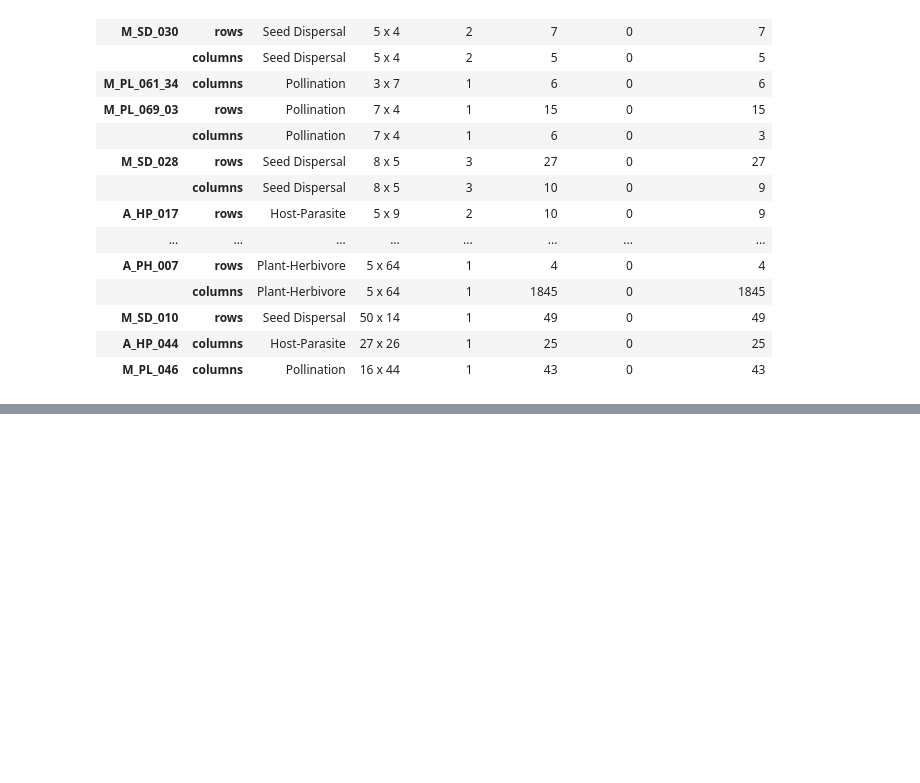
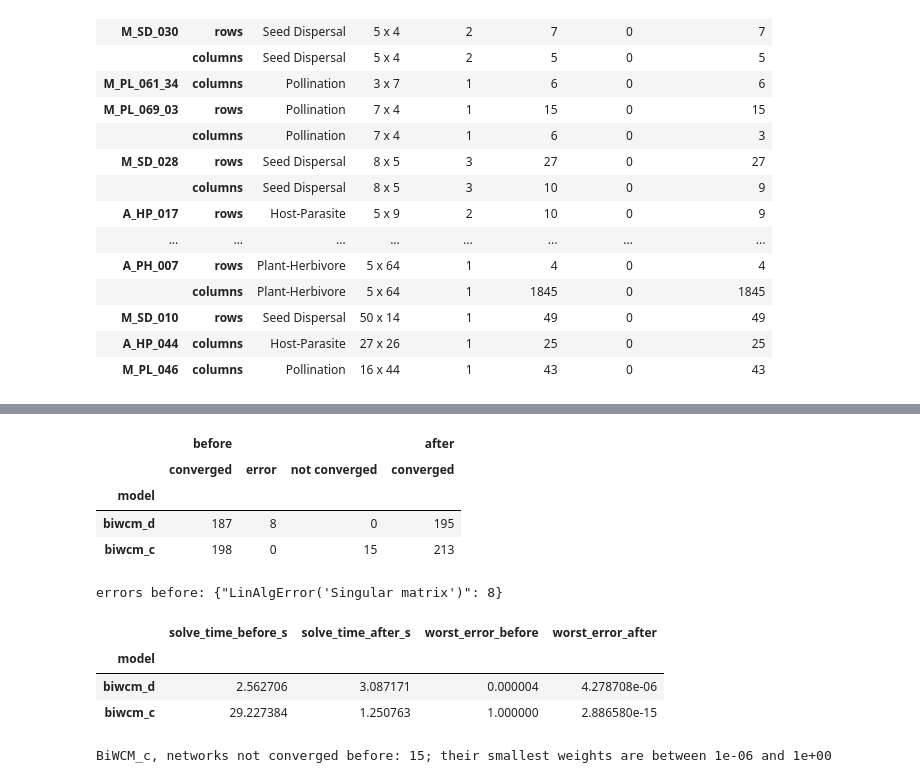
Before and after one commit to mat701/BiCM, a Jupyter notebook: benchmarks/web_of_life/web_of_life_benchmark.ipynb, the cells around one changed output, grey strips where cells are left out. Drawn from its saved outputs; the diff is of its cells as text; code cells hidden in the pictures; blank space fills up the shorter version.

```diff
--- a/benchmarks/web_of_life/web_of_life_benchmark.ipynb
+++ b/benchmarks/web_of_life/web_of_life_benchmark.ipynb
@@ -572,0 +585,49 @@ layers whose links change with the poisson method (the default of 3.5.0): 46
+# %%
+ALPHA_WEIGHTED = 0.01
+new_w = run_worker('new_weighted', '--weighted', '--alpha', str(ALPHA_WEIGHTED), '--timeout', str(TIMEOUT))
+old_w = run_worker('old_weighted', '--weighted', '--alpha', str(ALPHA_WEIGHTED), '--timeout', str(TIMEOUT),
+                   '--bicm-path', str(OLD))
+old_w.pop('__version__'), new_w.pop('__version__')
+weighted = wol_worker.load_weighted_networks(DATA / 'networks.json')
+MODELS = ('biwcm_d', 'biwcm_c')
+CONVERGED = 1e-5   # relative error of the expected strengths
+
+
+def outcome(record):
+    if 'error' in record:
+        return 'error'
+    if 'skipped' in record:
+        return record['skipped']
+    return 'converged' if record['strength_error'] < CONVERGED else 'not converged'
+
+
+wruns = pd.DataFrame([{'network': name, 'model': model, 'cells': weighted[name].size,
+                       'smallest_weight': weighted[name][weighted[name] > 0].min(),
+                       'before': outcome(old_w[(name, model)]), 'after': outcome(new_w[(name, model)]),
+                       'error_before': old_w[(name, model)].get('strength_error', np.nan),
+                       'error_after': new_w[(name, model)].get('strength_error', np.nan),
+                       'time_before': old_w[(name, model)].get('solve_time', np.nan),
+                       'time_after': new_w[(name, model)].get('solve_time', np.nan)}
+                      for (name, model) in new_w])
+outcomes = pd.concat({'before': wruns.groupby('model')['before'].value_counts().unstack(fill_value=0),
+                      'after': wruns.groupby('model')['after'].value_counts().unstack(fill_value=0)}, axis=1).fillna(0).astype(int)
+display(outcomes.loc[list(MODELS)])
+print('errors before:', pd.Series([old_w[key]['error'] for key in old_w if 'error' in old_w[key]]).value_counts().to_dict())
+display(wruns.groupby('model').agg(solve_time_before_s=('time_before', 'sum'), solve_time_after_s=('time_after', 'sum'),
+                                   worst_error_before=('error_before', 'max'), worst_error_after=('error_after', 'max'))
+        .loc[list(MODELS)])
+failed = wruns[(wruns.model == 'biwcm_c') & (wruns.before != 'converged')]
+print('BiWCM_c, networks not converged before: {}; their smallest weights are between {:.0e} and {:.0e}'.format(
+    len(failed), failed.smallest_weight.min(), failed.smallest_weight.max()))
+# %% [output]
+|  | before |  |  | after |
+|  | converged | error | not converged | converged |
+| model |  |  |  |  |
+| biwcm_d | 187 | 8 | 0 | 195 |
+| biwcm_c | 198 | 0 | 15 | 213 |
+errors before: {"LinAlgError('Singular matrix')": 8}
+|  | solve_time_before_s | solve_time_after_s | worst_error_before | worst_error_after |
+| model |  |  |  |  |
+| biwcm_d | 2.562706 | 3.087171 | 0.000004 | 4.278708e-06 |
+| biwcm_c | 29.227384 | 1.250763 | 1.000000 | 2.886580e-15 |
+BiWCM_c, networks not converged before: 15; their smallest weights are between 1e-06 and 1e+00
```
Also changed, not shown: parts of 15 cells of this notebook, 6 other files.
